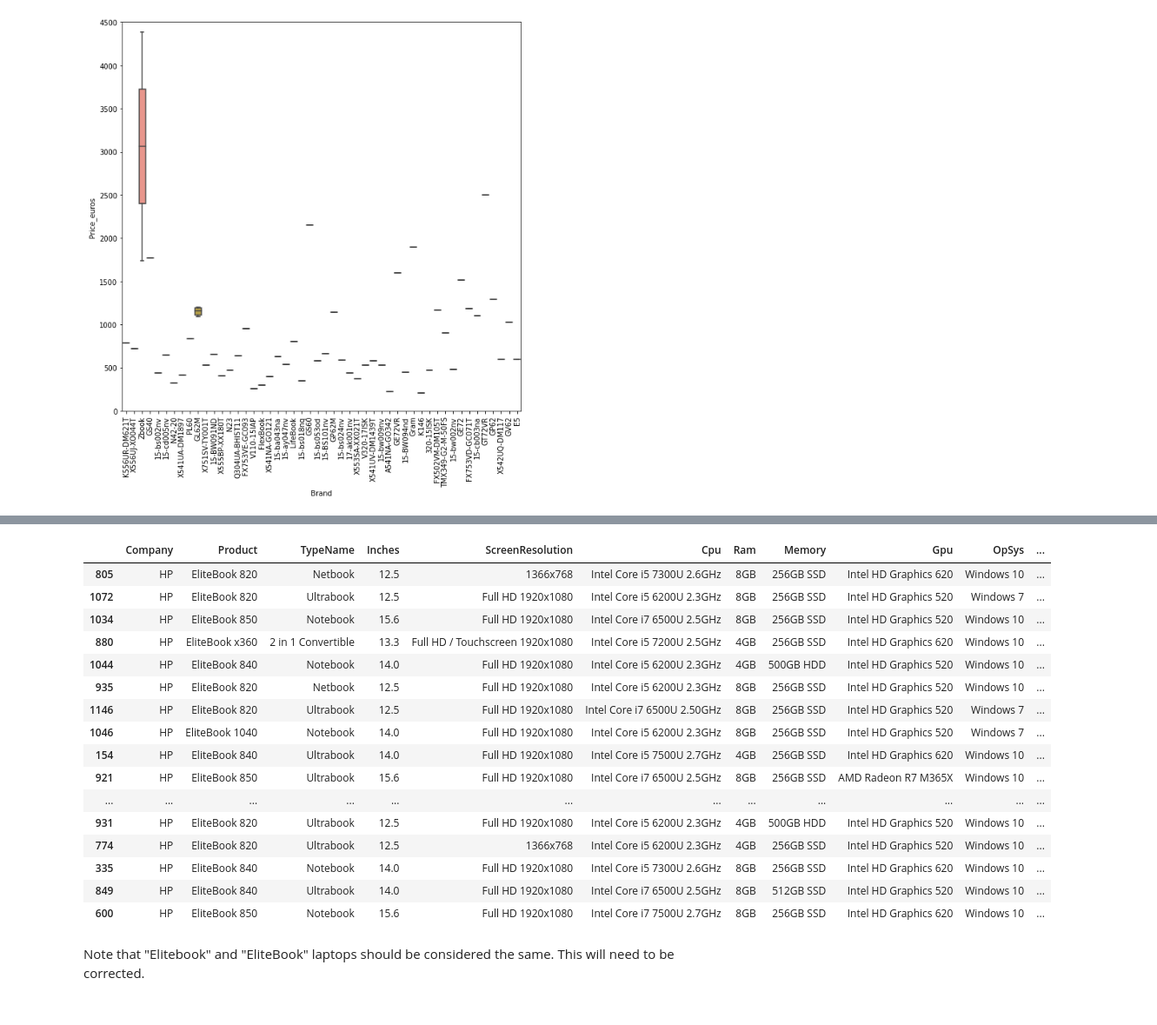
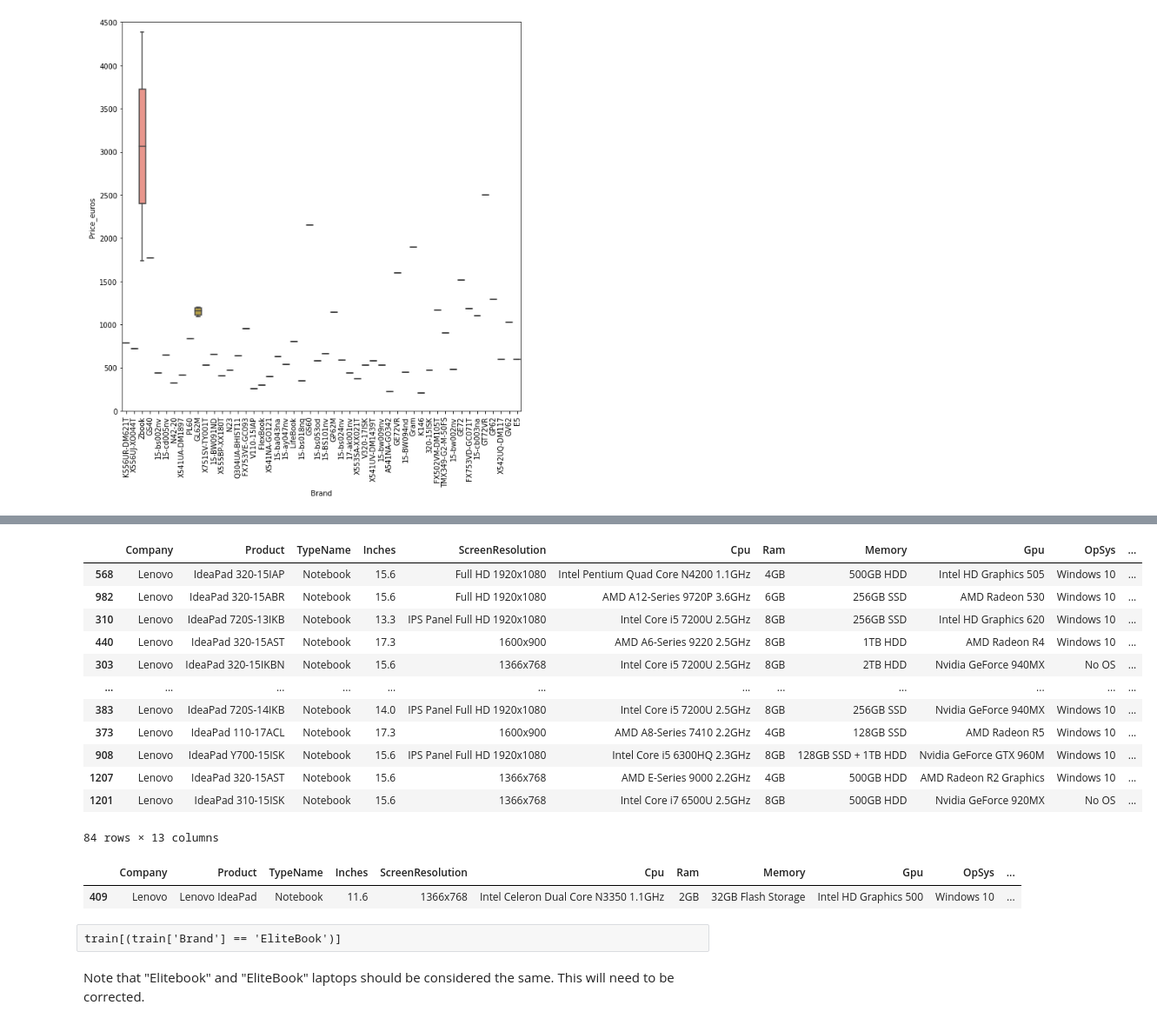
Before and after one commit to ryan-ferns/project_laptop_prices, a Jupyter notebook: laptop-prices-project.ipynb, the cells around one changed output, grey strips where cells are left out. Shown at 87% size. Saved outputs shown, nothing was run; the diff lists cells and outputs as text; code cells hidden in the pictures.

Commit message:
Started finding Data Entry errors in the Product variable.

```diff
--- a/laptop-prices-project.ipynb
+++ b/laptop-prices-project.ipynb
@@ -1930,23 +2037,26 @@ train[(train['Brand'] == 'Elitebook')]
-# %%
-train[(train['Brand'] == 'EliteBook')]
-# %% [output]
-|  | Company | Product | TypeName | Inches | ScreenResolution | Cpu | Ram | Memory | Gpu | OpSys | ... |
-| 805 | HP | EliteBook 820 | Netbook | 12.5 | 1366x768 | Intel Core i5 7300U 2.6GHz | 8GB | 256GB SSD | Intel HD Graphics 620 | Windows 10 | ... |
-| 1072 | HP | EliteBook 820 | Ultrabook | 12.5 | Full HD 1920x1080 | Intel Core i5 6200U 2.3GHz | 8GB | 256GB SSD | Intel HD Graphics 520 | Windows 7 | ... |
-| 1034 | HP | EliteBook 850 | Notebook | 15.6 | Full HD 1920x1080 | Intel Core i7 6500U 2.5GHz | 8GB | 256GB SSD | Intel HD Graphics 520 | Windows 10 | ... |
-| 880 | HP | EliteBook x360 | 2 in 1 Convertible | 13.3 | Full HD / Touchscreen 1920x1080 | Intel Core i5 7200U 2.5GHz | 4GB | 256GB SSD | Intel HD Graphics 620 | Windows 10 | ... |
-| 1044 | HP | EliteBook 840 | Notebook | 14.0 | Full HD 1920x1080 | Intel Core i5 6200U 2.3GHz | 4GB | 500GB HDD | Intel HD Graphics 520 | Windows 10 | ... |
-| 935 | HP | EliteBook 820 | Netbook | 12.5 | Full HD 1920x1080 | Intel Core i5 6200U 2.3GHz | 8GB | 256GB SSD | Intel HD Graphics 520 | Windows 10 | ... |
-| 1146 | HP | EliteBook 820 | Ultrabook | 12.5 | Full HD 1920x1080 | Intel Core i7 6500U 2.50GHz | 8GB | 256GB SSD | Intel HD Graphics 520 | Windows 7 | ... |
-| 1046 | HP | EliteBook 1040 | Notebook | 14.0 | Full HD 1920x1080 | Intel Core i5 6200U 2.3GHz | 8GB | 256GB SSD | Intel HD Graphics 520 | Windows 7 | ... |
-| 154 | HP | EliteBook 840 | Ultrabook | 14.0 | Full HD 1920x1080 | Intel Core i5 7500U 2.7GHz | 4GB | 256GB SSD | Intel HD Graphics 620 | Windows 10 | ... |
-| 921 | HP | EliteBook 850 | Ultrabook | 15.6 | Full HD 1920x1080 | Intel Core i7 6500U 2.5GHz | 8GB | 256GB SSD | AMD Radeon R7 M365X | Windows 10 | ... |
-| ... | ... | ... | ... | ... | ... | ... | ... | ... | ... | ... | ... |
-| 931 | HP | EliteBook 820 | Ultrabook | 12.5 | Full HD 1920x1080 | Intel Core i5 6200U 2.3GHz | 4GB | 500GB HDD | Intel HD Graphics 520 | Windows 10 | ... |
-| 774 | HP | EliteBook 820 | Ultrabook | 12.5 | 1366x768 | Intel Core i5 6200U 2.3GHz | 4GB | 256GB SSD | Intel HD Graphics 520 | Windows 10 | ... |
-| 335 | HP | EliteBook 840 | Notebook | 14.0 | Full HD 1920x1080 | Intel Core i5 7300U 2.6GHz | 8GB | 256GB SSD | Intel HD Graphics 620 | Windows 10 | ... |
-| 849 | HP | EliteBook 840 | Ultrabook | 14.0 | Full HD 1920x1080 | Intel Core i7 6500U 2.5GHz | 8GB | 512GB SSD | Intel HD Graphics 520 | Windows 10 | ... |
-| 600 | HP | EliteBook 850 | Notebook | 15.6 | Full HD 1920x1080 | Intel Core i7 7500U 2.7GHz | 8GB | 256GB SSD | Intel HD Graphics 620 | Windows 10 | ... |
+# %%
+train[(train['Product'].str.startswith('IdeaPad'))]
+# %% [output]
+|  | Company | Product | TypeName | Inches | ScreenResolution | Cpu | Ram | Memory | Gpu | OpSys | ... |
+| 568 | Lenovo | IdeaPad 320-15IAP | Notebook | 15.6 | Full HD 1920x1080 | Intel Pentium Quad Core N4200 1.1GHz | 4GB | 500GB HDD | Intel HD Graphics 505 | Windows 10 | ... |
+| 982 | Lenovo | IdeaPad 320-15ABR | Notebook | 15.6 | Full HD 1920x1080 | AMD A12-Series 9720P 3.6GHz | 6GB | 256GB SSD | AMD Radeon 530 | Windows 10 | ... |
+| 310 | Lenovo | IdeaPad 720S-13IKB | Notebook | 13.3 | IPS Panel Full HD 1920x1080 | Intel Core i5 7200U 2.5GHz | 8GB | 256GB SSD | Intel HD Graphics 620 | Windows 10 | ... |
+| 440 | Lenovo | IdeaPad 320-15AST | Notebook | 17.3 | 1600x900 | AMD A6-Series 9220 2.5GHz | 8GB | 1TB HDD | AMD Radeon R4 | Windows 10 | ... |
+| 303 | Lenovo | IdeaPad 320-15IKBN | Notebook | 15.6 | 1366x768 | Intel Core i5 7200U 2.5GHz | 8GB | 2TB HDD | Nvidia GeForce 940MX | No OS | ... |
+| ... | ... | ... | ... | ... | ... | ... | ... | ... | ... | ... | ... |
+| 383 | Lenovo | IdeaPad 720S-14IKB | Notebook | 14.0 | IPS Panel Full HD 1920x1080 | Intel Core i5 7200U 2.5GHz | 8GB | 256GB SSD | Nvidia GeForce 940MX | Windows 10 | ... |
+| 373 | Lenovo | IdeaPad 110-17ACL | Notebook | 17.3 | 1600x900 | AMD A8-Series 7410 2.2GHz | 4GB | 128GB SSD | AMD Radeon R5 | Windows 10 | ... |
+| 908 | Lenovo | IdeaPad Y700-15ISK | Notebook | 15.6 | IPS Panel Full HD 1920x1080 | Intel Core i5 6300HQ 2.3GHz | 8GB | 128GB SSD + 1TB HDD | Nvidia GeForce GTX 960M | Windows 10 | ... |
+| 1207 | Lenovo | IdeaPad 320-15AST | Notebook | 15.6 | 1366x768 | AMD E-Series 9000 2.2GHz | 4GB | 500GB HDD | AMD Radeon R2 Graphics | Windows 10 | ... |
+| 1201 | Lenovo | IdeaPad 310-15ISK | Notebook | 15.6 | 1366x768 | Intel Core i7 6500U 2.5GHz | 8GB | 500GB HDD | Nvidia GeForce 920MX | No OS | ... |
+84 rows × 13 columns
+# %%
+train[(train['Product'].str.endswith('IdeaPad'))]
+# %% [output]
+|  | Company | Product | TypeName | Inches | ScreenResolution | Cpu | Ram | Memory | Gpu | OpSys | ... |
+| 409 | Lenovo | Lenovo IdeaPad | Notebook | 11.6 | 1366x768 | Intel Celeron Dual Core N3350 1.1GHz | 2GB | 32GB Flash Storage | Intel HD Graphics 500 | Windows 10 | ... |
+# %% [raw]
+train[(train['Brand'] == 'EliteBook')]
 # %% [markdown]
 Note that "Elitebook" and "EliteBook" laptops should be considered the same.
 This will need to be corrected.
```
Also changed, not shown: parts of 13 cells of this notebook.
